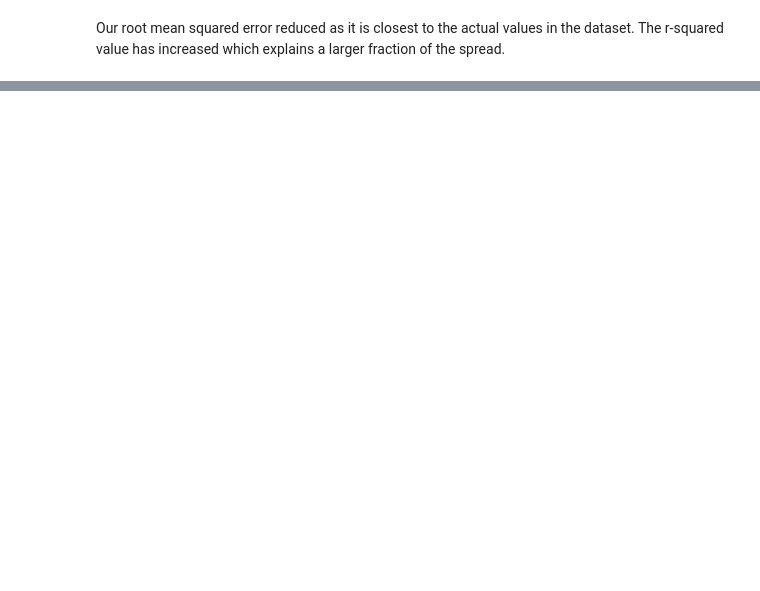
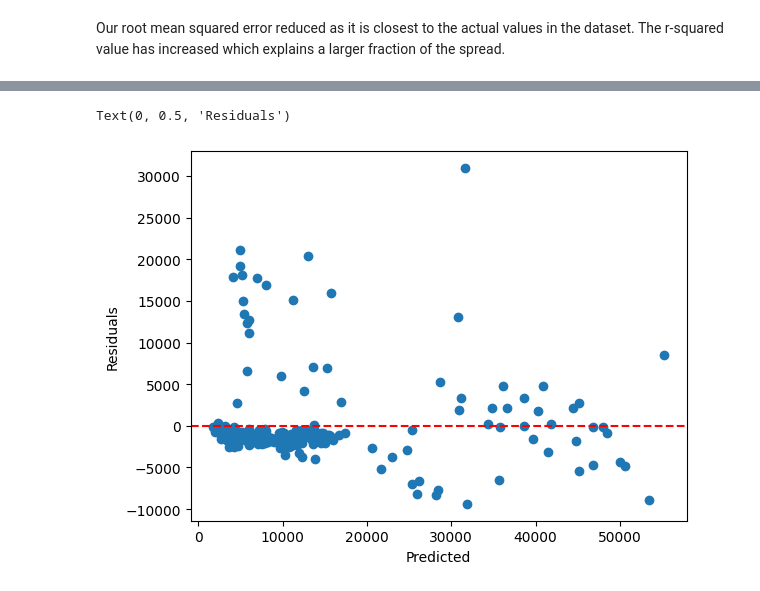
Before and after one commit to AngelX62/ml_Medical_Cost, a Jupyter notebook: medical_cost_pred.ipynb, the cells around one changed output, grey strips where cells are left out. Cells and saved outputs as stored; diff of their text form; code cells hidden in the pictures; blank space fills up the shorter version.

```diff
--- a/medical_cost_pred.ipynb
+++ b/medical_cost_pred.ipynb
@@ -232,0 +267,10 @@ plt.show()
+# %%
+# Plotting the residuals to observe how well our model fits with the observed values and the predicted data points
+res = y_test - y_pred
+plt.scatter(y_pred, res)
+plt.axhline(0, color='red', linestyle='--')
+plt.xlabel("Predicted")
+plt.ylabel("Residuals")
+# %% [output]
+Text(0, 0.5, 'Residuals')
+[figure, added]
```
Also changed, not shown: parts of 10 cells of this notebook.
